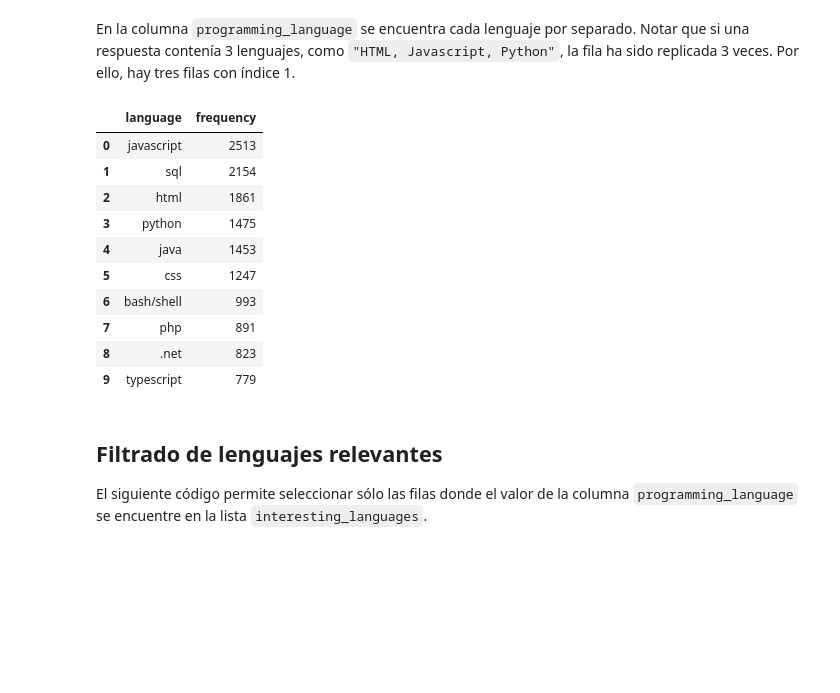
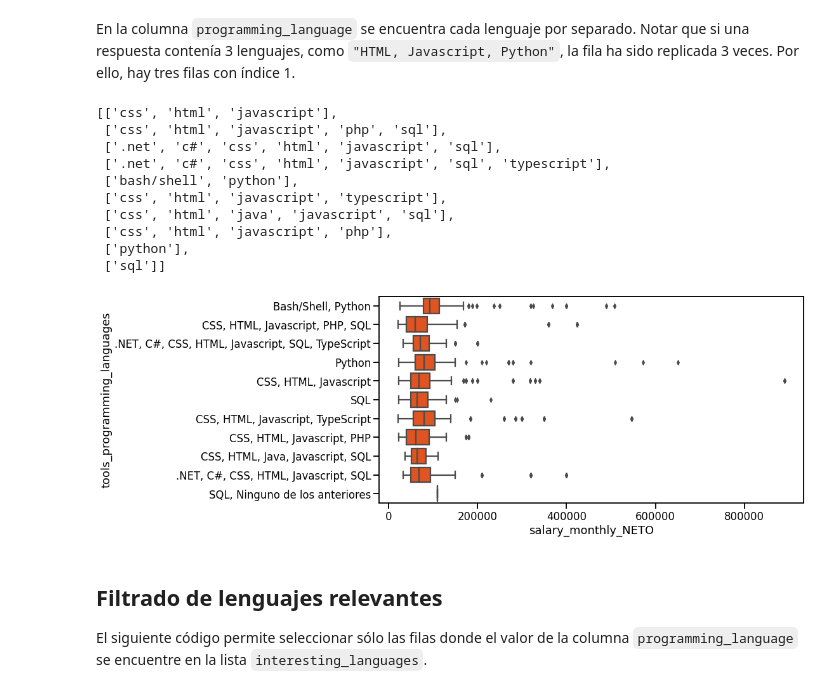
Before and after one commit to fflormolina99/Entrega1-AYVD-DiploDatos, a Jupyter notebook: main.ipynb, the cells around one changed output. Cells and saved outputs as stored; diff of their text form; code cells hidden in the pictures; blank space fills up the shorter version.

```diff
--- a/main.ipynb
+++ b/main.ipynb
@@ -106,22 +126,31 @@ df_lang[:5]
 # %% [markdown]
 En la columna `programming_language` se encuentra cada lenguaje por separado. Notar que si una respuesta contenía 3 lenguajes, como `"HTML, Javascript, Python"`, la fila ha sido replicada 3 veces. Por ello, hay tres filas con índice 1.
 # %%
-language_count = df_lang.programming_language.value_counts()\
+language_count = df_lang.cured_programming_languages.value_counts()\
     .reset_index()\
-    .rename(columns={'index': 'language', 'programming_language': 'frequency'})
-language_count[:10]
+    .rename(columns={'index': 'language', 'cured_programming_languages': 'frequency'})
+freq_list = language_count['language'][:10].to_list()
+freq_list
 # %% [output]
-|  | language | frequency |
-| 0 | javascript | 2513 |
-| 1 | sql | 2154 |
-| 2 | html | 1861 |
-| 3 | python | 1475 |
-| 4 | java | 1453 |
-| 5 | css | 1247 |
-| 6 | bash/shell | 993 |
-| 7 | php | 891 |
-| 8 | .net | 823 |
-| 9 | typescript | 779 |
+[['css', 'html', 'javascript'],
+ ['css', 'html', 'javascript', 'php', 'sql'],
+ ['.net', 'c#', 'css', 'html', 'javascript', 'sql'],
+ ['.net', 'c#', 'css', 'html', 'javascript', 'sql', 'typescript'],
+ ['bash/shell', 'python'],
+ ['css', 'html', 'javascript', 'typescript'],
+ ['css', 'html', 'java', 'javascript', 'sql'],
+ ['css', 'html', 'javascript', 'php'],
+ ['python'],
+ ['sql']]
+# %%
+a = df_lang[df_lang['cured_programming_languages'].isin(freq_list)].reset_index()
+# %%
+plt.figure(figsize=(12, 6))
+seaborn.boxplot(data=a, x='salary_monthly_NETO', y='tools_programming_languages',
+                color='orangered')
+plt.ticklabel_format(style='plain', axis='x')
+# %% [output]
+[figure, added]
 # %% [markdown]
 ## Filtrado de lenguajes relevantes
 
```
Also changed, not shown: parts of 7 cells of this notebook.
